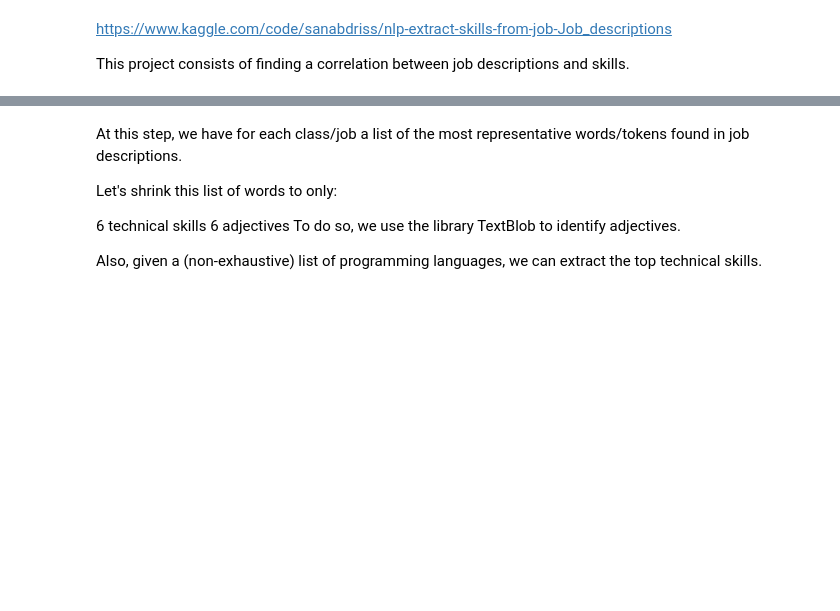
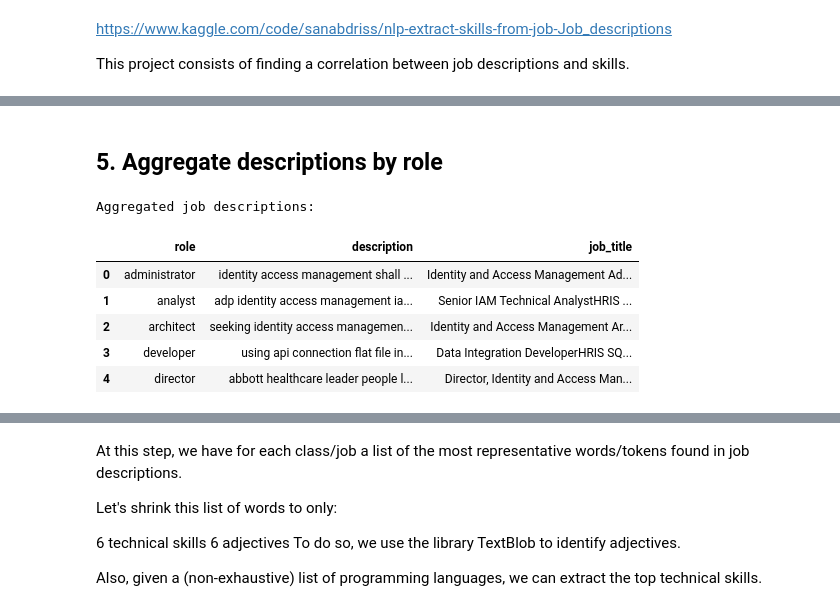
Before and after one commit to idmken/idmken.github.io, a Jupyter notebook: dissertation/data/jobtitleanalysis.ipynb, the cells around one changed output, grey strips where cells are left out. Cells and saved outputs as stored; diff of their text form; code cells hidden in the pictures; blank space fills up the shorter version.

```diff
--- a/dissertation/data/jobtitleanalysis.ipynb
+++ b/dissertation/data/jobtitleanalysis.ipynb
@@ -117,5 +106,16 @@ In this step, we will aggregate our data by job titles in order to visualy detec
+# %% [markdown]
+## 5. Aggregate descriptions by role
 # %%
 ## jda stands for job description aggregated
-jda = test.groupby(['title']).sum().reset_index()
+jda = test.groupby(['role']).sum().reset_index()
 print("Aggregated job descriptions: \n")
-print(jda)
+
+jda.head()
+# %% [output]
+Aggregated job descriptions:
+|  | role | description | job_title |
+| 0 | administrator | identity access management shall ... | Identity and Access Management Ad... |
+| 1 | analyst | adp identity access management ia... | Senior IAM Technical AnalystHRIS ... |
+| 2 | architect | seeking identity access managemen... | Identity and Access Management Ar... |
+| 3 | developer | using api connection flat file in... | Data Integration DeveloperHRIS SQ... |
+| 4 | director | abbott healthcare leader people l... | Director, Identity and Access Man... |
```
Also changed, not shown: parts of 23 cells of this notebook, 35 other files.
